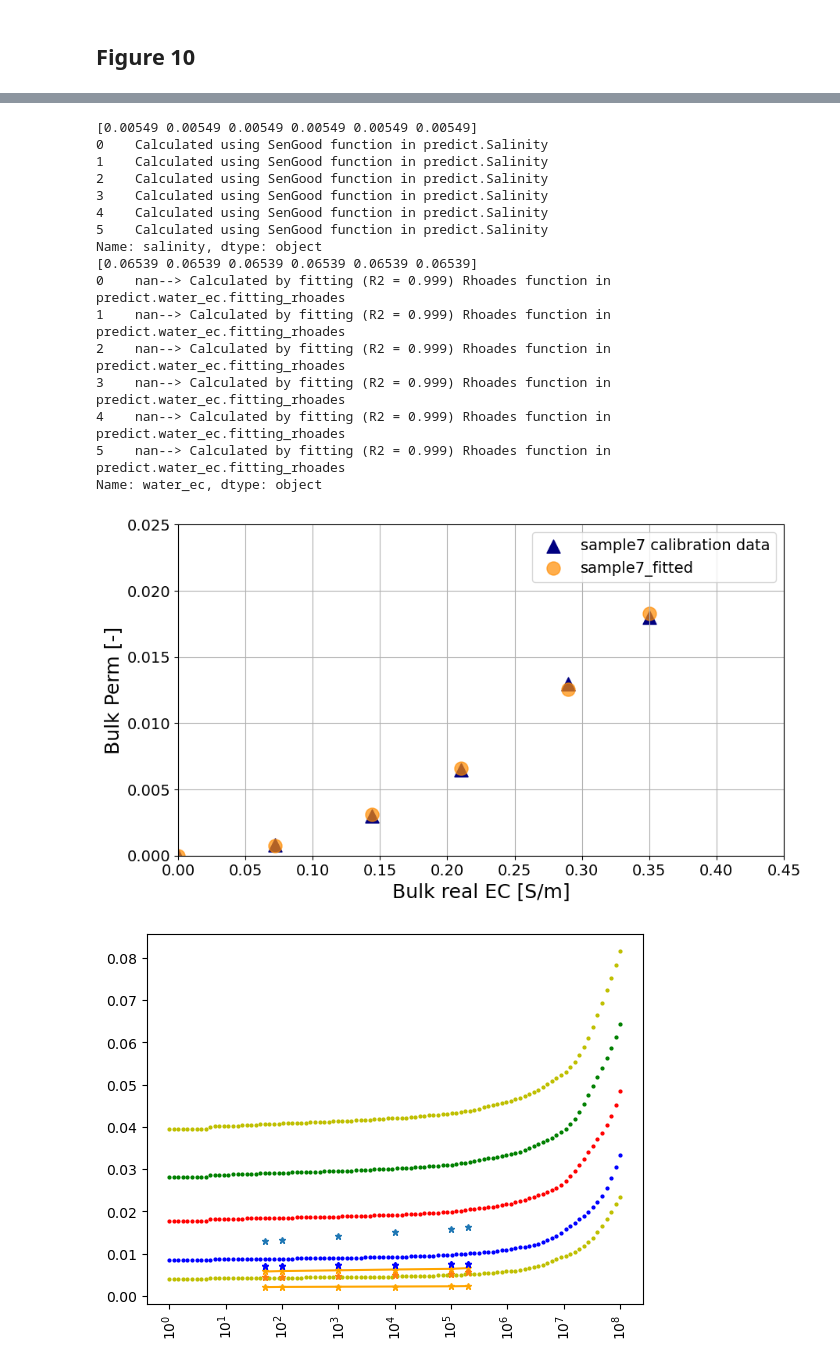
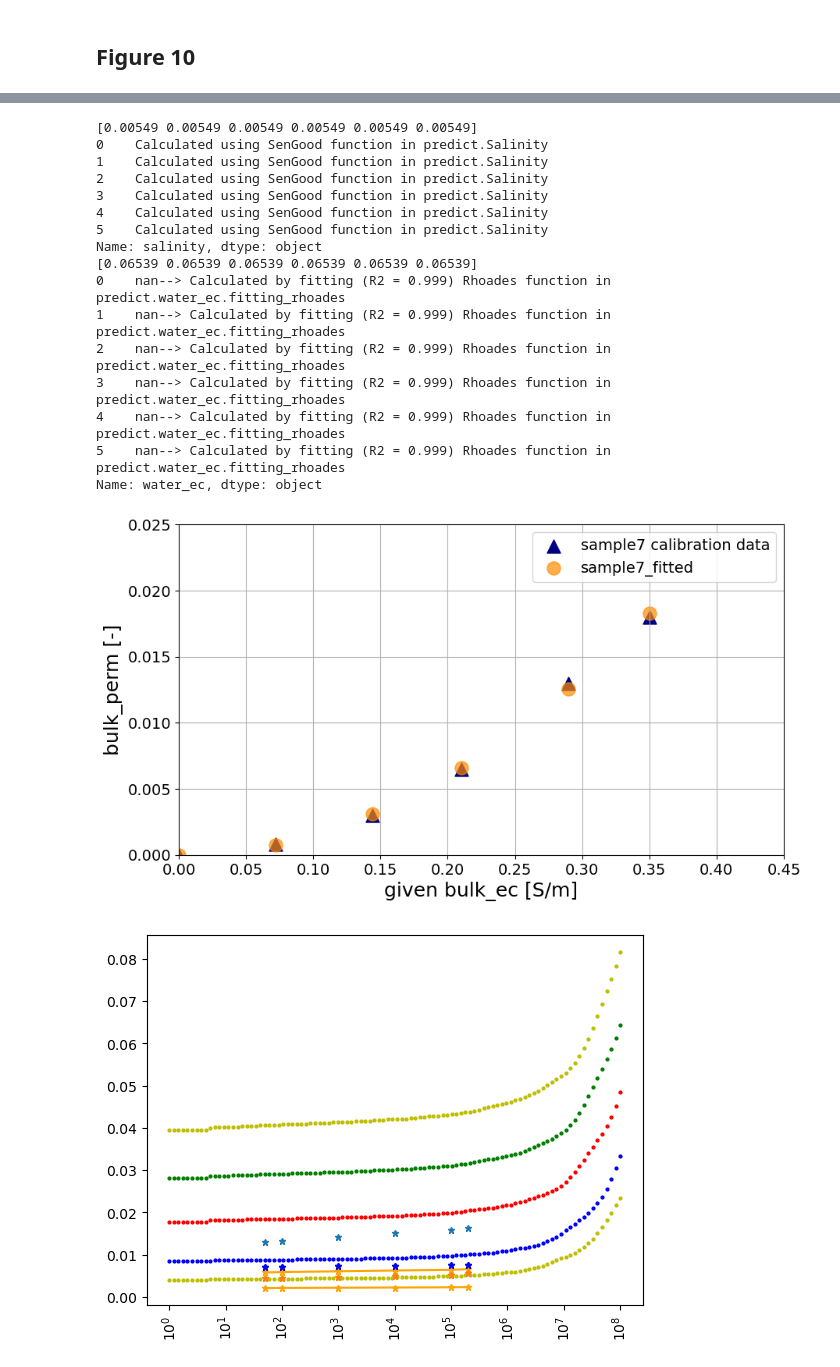
Before and after one commit to SENSE-UGent/Pedophysics, a Jupyter notebook: examples/Examples.ipynb, the cells around one changed output, grey strips where cells are left out. Saved outputs shown, nothing was run; the diff lists cells and outputs as text; code cells hidden in the pictures.

```diff
--- a/examples/Examples.ipynb
+++ b/examples/Examples.ipynb
@@ -386,6 +379,8 @@ print(sample7.df.water_ec.values)
 print(sample7.info.water_ec)
 sample7_fitted = Rhoades(sample7.df.water, sample7.df.water_ec, sample7.df.s_ec, sample7.E, sample7.F)
 
+####################################################### PLOT ############################################
+
 fig = plt.figure()
 ax = fig.add_subplot(1, 1, 1)
 ss=150
@@ -393,36 +388,36 @@ ax.scatter(sample7.water, sample7.bulk_ec, marker = "^", color='navy', alpha=1,
 ax.scatter(sample7.water, sample7_fitted, color='darkorange', alpha=0.7, s=ss, label = "sample7_fitted")
 fig.set_figheight(5.5)
 fig.set_figwidth(10)
 
 ax.set_ylim(0, 0.025)
 ax.set_xlim(0, 0.45)
 ax.grid(True)
-ax.set_ylabel('Bulk Perm [-]', fontsize = 18)
-ax.set_xlabel('Bulk real EC [S/m]', fontsize = 18)
+ax.set_ylabel('bulk_perm [-]', fontsize = 18)
+ax.set_xlabel('given bulk_ec [S/m]', fontsize = 18)
 ax.tick_params(axis='y', labelsize=14)
 ax.tick_params(axis='x', labelsize=14)
 ax.legend(loc='upper right', fontsize = 14)
 
 plt.savefig('Ex7')
 plt.show()
 # %% [output]
 [0.00549 0.00549 0.00549 0.00549 0.00549 0.00549]
 0    Calculated using SenGood function in predict.Salinity
 1    Calculated using SenGood function in predict.Salinity
 2    Calculated using SenGood function in predict.Salinity
 3    Calculated using SenGood function in predict.Salinity
 4    Calculated using SenGood function in predict.Salinity
 5    Calculated using SenGood function in predict.Salinity
 Name: salinity, dtype: object
 [0.06539 0.06539 0.06539 0.06539 0.06539 0.06539]
 0    nan--> Calculated by fitting (R2 = 0.999) Rhoades function in predict.water_ec.fitting_rhoades
 1    nan--> Calculated by fitting (R2 = 0.999) Rhoades function in predict.water_ec.fitting_rhoades
 2    nan--> Calculated by fitting (R2 = 0.999) Rhoades function in predict.water_ec.fitting_rhoades
 3    nan--> Calculated by fitting (R2 = 0.999) Rhoades function in predict.water_ec.fitting_rhoades
 4    nan--> Calculated by fitting (R2 = 0.999) Rhoades function in predict.water_ec.fitting_rhoades
 5    nan--> Calculated by fitting (R2 = 0.999) Rhoades function in predict.water_ec.fitting_rhoades
 Name: water_ec, dtype: object
-[figure, old version]
+[figure, new version]
 # %%
 sample11g = Soil(water = [0.1], frequency_ec=np.logspace(0, 8, 100), temperature=25.+273.15, sand = 20, silt = 60, water_ec = 0.05, bulk_density=1.5)
 sample12g = Soil(water = [0.2], frequency_ec=np.logspace(0, 8, 100), temperature=25.+273.15, sand = 20, silt = 60, water_ec = 0.05, bulk_density=1.5)
```
Also changed, not shown: parts of 10 cells of this notebook, 10 other files.
